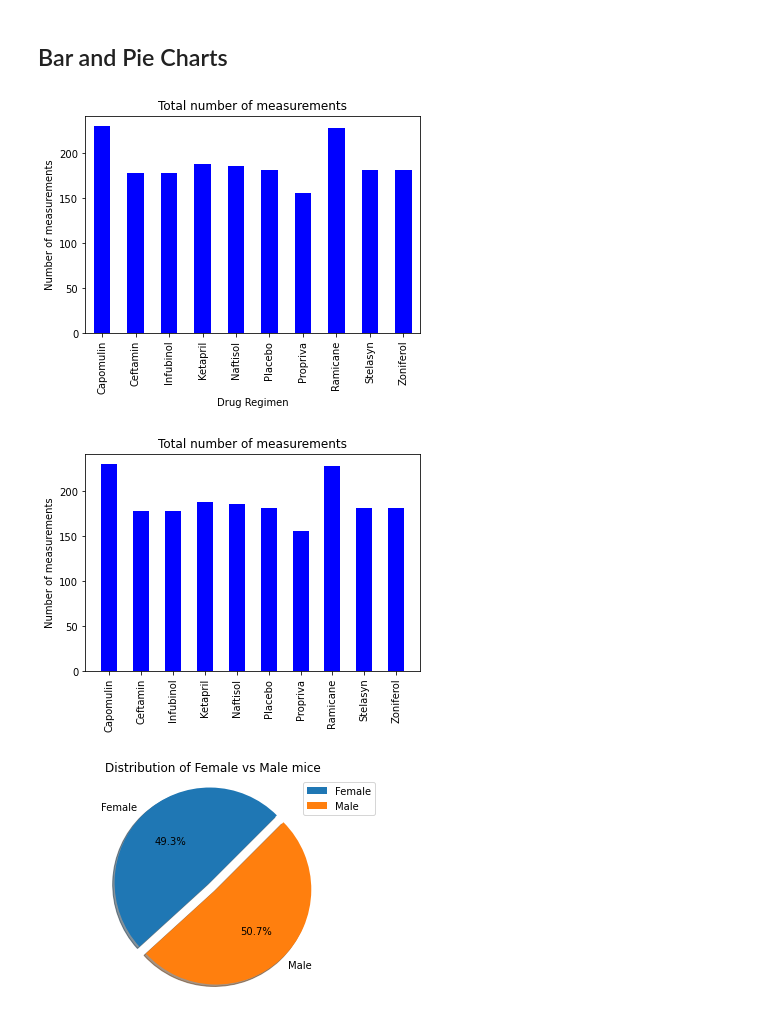
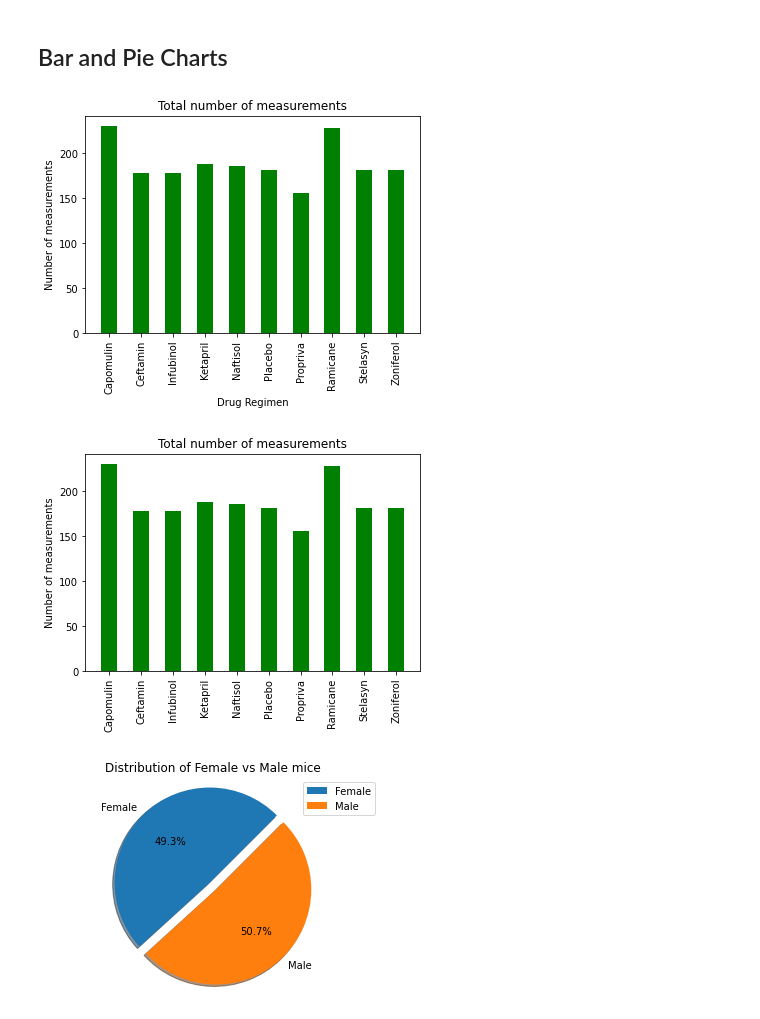
Before and after one commit to leoipn/matplotlib-challenge, a Jupyter notebook: Pymaceuticals/pymaceuticals_starter.ipynb, the cells around one changed output. Saved outputs shown, nothing was run; the diff lists cells and outputs as text; code cells hidden in the pictures.

```diff
--- a/Pymaceuticals/pymaceuticals_starter.ipynb
+++ b/Pymaceuticals/pymaceuticals_starter.ipynb
@@ -127,20 +128,26 @@ group_by_drug_regimen['Tumor Volume (mm3)'].aggregate(['mean','median','var','st
 # %%
 # Generate a bar plot showing the total number of measurements taken on each drug regimen using pandas.
 total_measurements = group_by_drug_regimen['Mouse ID'].count()
 
-bar_chart =total_measurements.plot(kind='bar', color='b', width=0.5)
+## Create Bar plot
+bar_chart =total_measurements.plot(kind='bar', color='g', width=0.5)
+## Setting labels and properties
 bar_chart.set_ylabel('Number of measurements')
 bar_chart.set_title('Total number of measurements')
+plt.xlim(-0.75, len(x_axis)-0.25)
+
 plt.savefig("../Images/pandas_bar_plot.png", bbox_inches = "tight")
 plt.show()
 # %% [output]
-[figure, old version]
+[figure, new version]
 # %%
 # Generate a bar plot showing the total number of measurements taken on each drug regimen using pyplot.
 labels = total_measurements.index.tolist()
 x_axis = np.arange(len(total_measurements))
 
-plt.bar(x_axis, total_measurements, color="b", align="center", width=0.5)
+## Create Bar plot
+plt.bar(x_axis, total_measurements, color="g", align="center", width=0.5)
+## Setting labels and properties
 plt.xticks([value for value in x_axis], labels, rotation=90)
 plt.xlim(-0.75, len(x_axis)-0.25)
 plt.title('Total number of measurements')
@@ -148,7 +155,7 @@ plt.ylabel('Number of measurements')
 plt.savefig("../Images/pyplot_bar_plot.png", bbox_inches = "tight")
 plt.show()
 # %% [output]
-[figure, old version]
+[figure, new version]
 # %%
 # Generate a pie plot showing the distribution of female versus male mice using pandas
 group_by_sex = clean_data.groupby("Sex")
```
Also changed, not shown: parts of 6 cells of this notebook.
